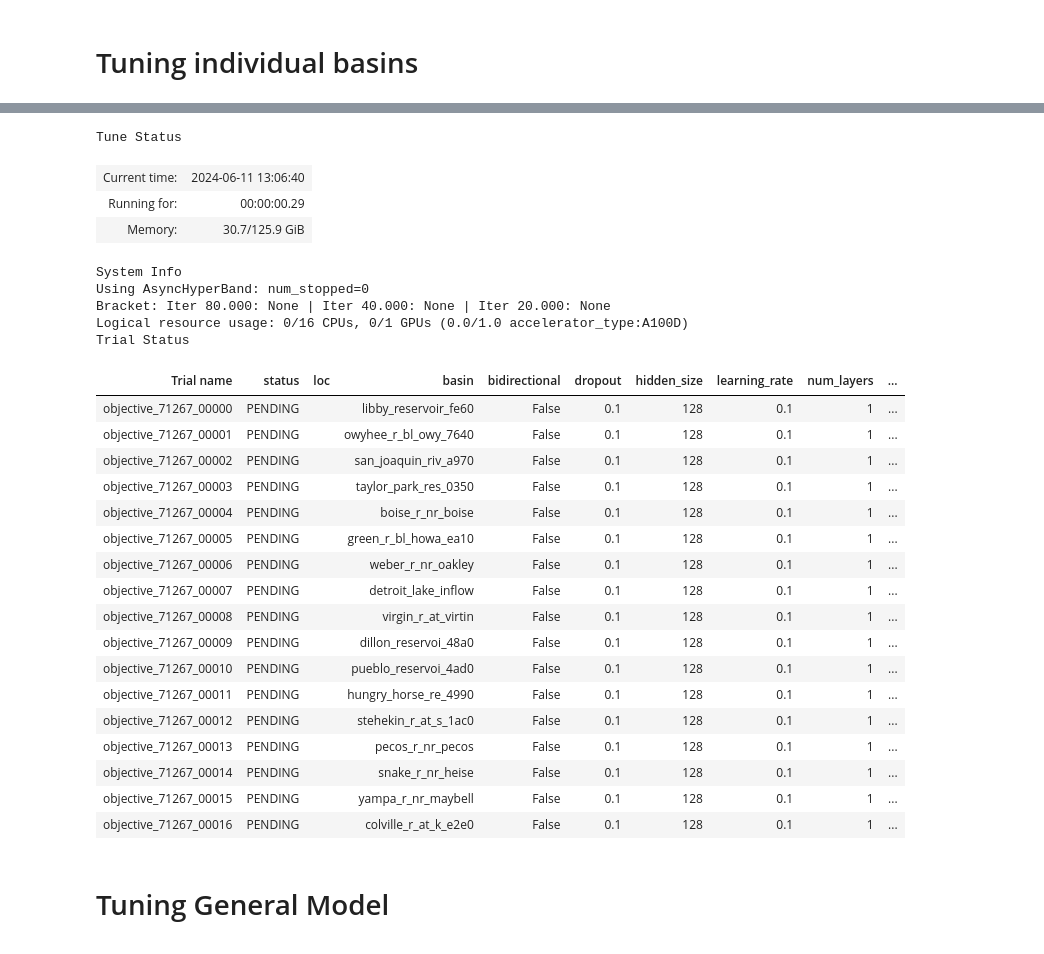
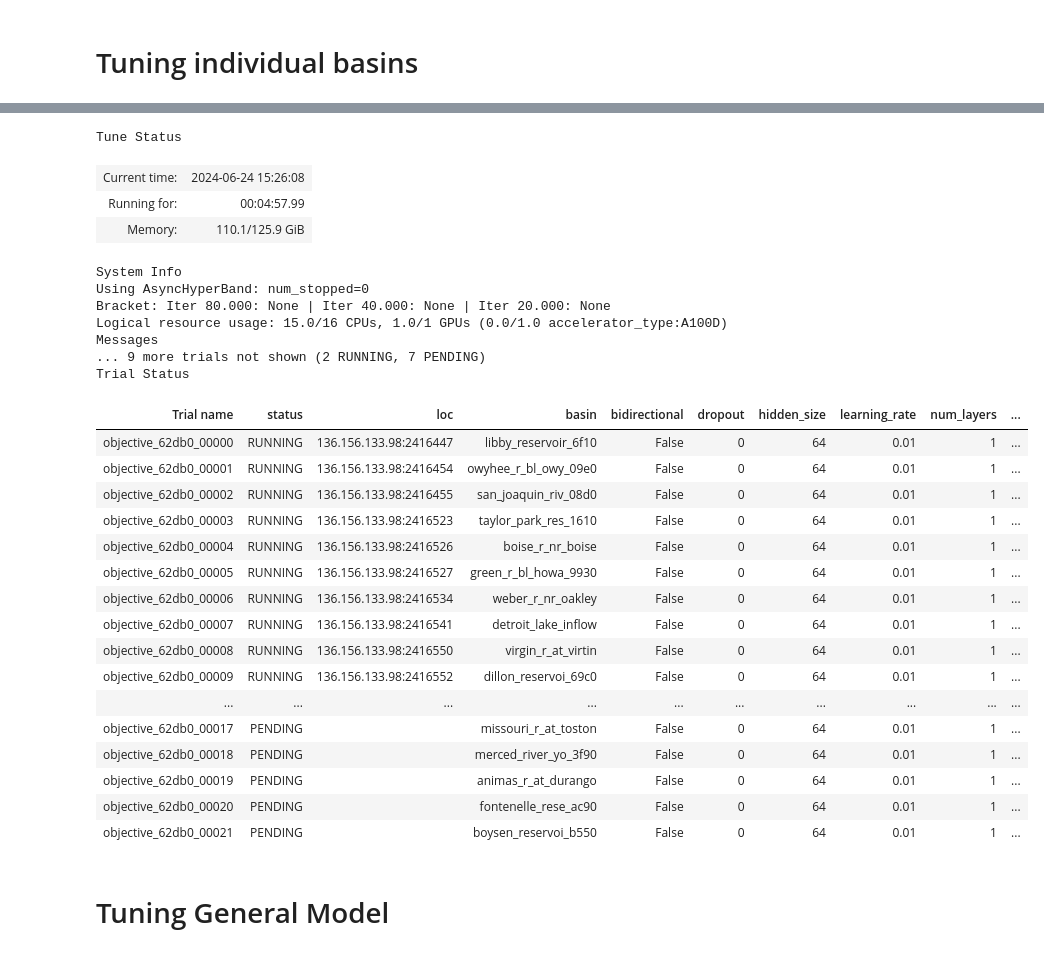
Before and after one commit to KarRups/Hydra_Code, a Jupyter notebook: Tuning/LSTM_Tuning_Run.ipynb, the cells around one changed output, grey strips where cells are left out. Drawn from its saved outputs; the diff is of its cells as text; code cells hidden in the pictures.

```diff
--- a/Tuning/LSTM_Tuning_Run.ipynb
+++ b/Tuning/LSTM_Tuning_Run.ipynb
@@ -157,7 +137,7 @@ for basin in basins:
     if Overall_Best_Val_Loss < -0.05:
         Retrain_Basins = list(set(Retrain_Basins) - set([basin]))
 # %%
-# Do we want hindcast and forecast num-layers to be different?
+
 def define_models(hindcast_input_size, forecast_input_size, hidden_size, num_layers, dropout, bidirectional, learning_rate, copies = 3, forecast_output_size = 3, device = device):
     models = {}
     params_to_optimize = {}
@@ -171,9 +151,9 @@ def define_models(hindcast_input_size, forecast_input_size, hidden_size, num_lay
         models[copy].to(device)
         params_to_optimize[copy] = list(models[copy].parameters())
         # Probably should be doing 1e-2 and 10
-        optimizers[copy] = torch.optim.Adam(params_to_optimize[copy], lr= learning_rate, weight_decay = 1e-4)
+        optimizers[copy] = torch.optim.Adam(params_to_optimize[copy], lr= learning_rate, weight_decay = 1e-5)
         schedulers[copy] = lr_scheduler.StepLR(optimizers[copy], step_size= 5000, gamma=0.95) #.CosineAnnealingLR(optimizers[copy], T_max = 100000,)
-        #
+
 
 
     return models, params_to_optimize, optimizers, schedulers
@@ -187,18 +167,18 @@ from ray.tune.search.optuna import OptunaSearch
 import optuna
 
 # Fixed parameters
-total_epochs = 200
+total_epochs = 50 # Will be higher in reality, this is just to make the plots
 n_epochs = 1  # Epochs between tests
 group_lengths = [1] #np.arange(180) 1 Day ahead for streamlined version
 batch_size = 256
 copies = 1
 
 # parameters to tune
-hidden_sizes = [128] # 64 converged upon
+hidden_sizes = [64] # 64 converged upon
 num_layers =  [1]
-dropout = [0.1]
+dropout = [0]
 bidirectional = [False] #[True, False]
-learning_rate = [1e-1, 1e-2] #[1e-3, 1e-5]
+learning_rate = [1e-2] #[1e-3, 1e-5]
 
 
 # Set up configuration space
@@ -209,7 +189,7 @@ config_space = {
     "dropout": tune.grid_search(dropout),
     "bidirectional": tune.grid_search(bidirectional),
     "learning_rate": tune.grid_search(learning_rate),
-    "basin":  tune.grid_search(basins),
+    "basin":  tune.grid_search(basins), #basins
     'test_year': tune.grid_search(list(np.arange(2000,2024,2)) )
 
 }
@@ -238,11 +218,11 @@ def train_model(config):
 
     basin = config["basin"]
 
-    save_path = f'/data/Hydra_Work/1_Day_No_Forecast_Validation_Models/{test_year}/Specific_LSTM_Model/{basin}_specific.pth'
-    loss_path = f'/data/Hydra_Work/1_Day_No_Forecast_Validation_Models/{test_year}/Specific_LSTM_Model/{basin}_specific_loss.txt'
+    save_path = f'/data/Hydra_Work/3_Day_No_Forecast_Validation_Models/{test_year}/Specific_LSTM_Model/{basin}_specific.pth'
+    loss_path = f'/data/Hydra_Work/3_Day_No_Forecast_Validation_Models/{test_year}/Specific_LSTM_Model/{basin}_specific_loss.txt'
 
 
-    if os.path.exists(loss_path):
+    if not os.path.exists(loss_path):
         # If the file does not exist, create it and write val_loss to it
         with open(loss_path, 'w') as file:
             file.write('%f' % val_loss)
@@ -331,14 +311,10 @@ asha_scheduler = ASHAScheduler(
 plateau_stopper = TrialPlateauStopper(
     metric="val_loss",
     num_results = 20,
-    grace_period=50,
+    grace_period=70,
     mode="min",
 )
 # %%
-# Stehekin gives :True	0.4	64	0.001	3 Even looking at overall min, and for animas r at durango
-# T-tests suggests: Bidirectional good, dropout unimportant, 16 bad, 64 vs 128 unimportant. All models that imrpvoed loss wre bidirectional
-# Libby seemed to want an single layer
-# San Joaqin is just hard, score of 9.4: {'hidden_size': 64, 'num_layers': 1, 'dropout': 0.4, 'bidirectional': False, 'learning_rate': 1e-05}
 
 
 runs = 12
@@ -362,55 +338,56 @@ optuna_tune_config = tune.TuneConfig(scheduler=asha_scheduler)
 tune_config = tune.TuneConfig(scheduler=asha_scheduler)
 running_tune_config = tune.TuneConfig()
 
 run_config=train.RunConfig(stop= plateau_stopper)
 
 # Note using < 1gb per run stops pylance from crashing I think
 # Without Optun
-tuner = tune.Tuner(tune.with_resources(tune.with_parameters(objective), resources={"cpu": 15/runs, "gpu": 1/runs}), param_space=config_space, tune_config = tune_config, run_config = run_config)
+tuner = tune.Tuner(tune.with_resources(tune.with_parameters(objective), resources={"cpu": 15/runs, "gpu": 1/(runs)}), param_space=config_space, tune_config = tune_config, run_config = run_config)
 # With Optuna
 #tuner = tune.Tuner(tune.with_resources(tune.with_parameters(objective), resources={"cpu": 1, "gpu": 1/16}), param_space = optuna_config_space, tune_config = optuna_tune_config, run_config = run_config)
 
 results = tuner.fit()
 best_config = results.get_best_result(metric="val_loss", mode="min").config
 print(best_config)
 
 
 
 # Define the file path where you want to save the best configuration
 file_path = f"/data/Hydra_Work/Tuning/Config_Text/{basin}_best_config.txt"
 # Open the file in write mode and save the configuration
 with open(file_path, "w") as f:
     f.write(str(best_config))
 
 print("Best configuration saved to:", file_path)
 # %% [output]
 Tune Status
-| Current time: | 2024-06-11 13:06:40 |
-| Running for: | 00:00:00.29 |
-| Memory: | 30.7/125.9 GiB |
+| Current time: | 2024-06-24 15:26:08 |
+| Running for: | 00:04:57.99 |
+| Memory: | 110.1/125.9 GiB |
 System Info
 Using AsyncHyperBand: num_stopped=0
 Bracket: Iter 80.000: None | Iter 40.000: None | Iter 20.000: None
-Logical resource usage: 0/16 CPUs, 0/1 GPUs (0.0/1.0 accelerator_type:A100D)
+Logical resource usage: 15.0/16 CPUs, 1.0/1 GPUs (0.0/1.0 accelerator_type:A100D)
+Messages
+... 9 more trials not shown (2 RUNNING, 7 PENDING)
 Trial Status
 | Trial name | status | loc | basin | bidirectional | dropout | hidden_size | learning_rate | num_layers | ... |
-| objective_71267_00000 | PENDING |  | libby_reservoir_fe60 | False | 0.1 | 128 | 0.1 | 1 | ... |
-| objective_71267_00001 | PENDING |  | owyhee_r_bl_owy_7640 | False | 0.1 | 128 | 0.1 | 1 | ... |
-| objective_71267_00002 | PENDING |  | san_joaquin_riv_a970 | False | 0.1 | 128 | 0.1 | 1 | ... |
-| objective_71267_00003 | PENDING |  | taylor_park_res_0350 | False | 0.1 | 128 | 0.1 | 1 | ... |
-| objective_71267_00004 | PENDING |  | boise_r_nr_boise | False | 0.1 | 128 | 0.1 | 1 | ... |
-| objective_71267_00005 | PENDING |  | green_r_bl_howa_ea10 | False | 0.1 | 128 | 0.1 | 1 | ... |
-| objective_71267_00006 | PENDING |  | weber_r_nr_oakley | False | 0.1 | 128 | 0.1 | 1 | ... |
-| objective_71267_00007 | PENDING |  | detroit_lake_inflow | False | 0.1 | 128 | 0.1 | 1 | ... |
-| objective_71267_00008 | PENDING |  | virgin_r_at_virtin | False | 0.1 | 128 | 0.1 | 1 | ... |
-| objective_71267_00009 | PENDING |  | dillon_reservoi_48a0 | False | 0.1 | 128 | 0.1 | 1 | ... |
-| objective_71267_00010 | PENDING |  | pueblo_reservoi_4ad0 | False | 0.1 | 128 | 0.1 | 1 | ... |
-| objective_71267_00011 | PENDING |  | hungry_horse_re_4990 | False | 0.1 | 128 | 0.1 | 1 | ... |
-| objective_71267_00012 | PENDING |  | stehekin_r_at_s_1ac0 | False | 0.1 | 128 | 0.1 | 1 | ... |
-| objective_71267_00013 | PENDING |  | pecos_r_nr_pecos | False | 0.1 | 128 | 0.1 | 1 | ... |
-| objective_71267_00014 | PENDING |  | snake_r_nr_heise | False | 0.1 | 128 | 0.1 | 1 | ... |
-| objective_71267_00015 | PENDING |  | yampa_r_nr_maybell | False | 0.1 | 128 | 0.1 | 1 | ... |
-| objective_71267_00016 | PENDING |  | colville_r_at_k_e2e0 | False | 0.1 | 128 | 0.1 | 1 | ... |
+| objective_62db0_00000 | RUNNING | 136.156.133.98:2416447 | libby_reservoir_6f10 | False | 0 | 64 | 0.01 | 1 | ... |
+| objective_62db0_00001 | RUNNING | 136.156.133.98:2416454 | owyhee_r_bl_owy_09e0 | False | 0 | 64 | 0.01 | 1 | ... |
+| objective_62db0_00002 | RUNNING | 136.156.133.98:2416455 | san_joaquin_riv_08d0 | False | 0 | 64 | 0.01 | 1 | ... |
+| objective_62db0_00003 | RUNNING | 136.156.133.98:2416523 | taylor_park_res_1610 | False | 0 | 64 | 0.01 | 1 | ... |
+| objective_62db0_00004 | RUNNING | 136.156.133.98:2416526 | boise_r_nr_boise | False | 0 | 64 | 0.01 | 1 | ... |
+| objective_62db0_00005 | RUNNING | 136.156.133.98:2416527 | green_r_bl_howa_9930 | False | 0 | 64 | 0.01 | 1 | ... |
+| objective_62db0_00006 | RUNNING | 136.156.133.98:2416534 | weber_r_nr_oakley | False | 0 | 64 | 0.01 | 1 | ... |
+| objective_62db0_00007 | RUNNING | 136.156.133.98:2416541 | detroit_lake_inflow | False | 0 | 64 | 0.01 | 1 | ... |
+| objective_62db0_00008 | RUNNING | 136.156.133.98:2416550 | virgin_r_at_virtin | False | 0 | 64 | 0.01 | 1 | ... |
+| objective_62db0_00009 | RUNNING | 136.156.133.98:2416552 | dillon_reservoi_69c0 | False | 0 | 64 | 0.01 | 1 | ... |
+| ... | ... | ... | ... | ... | ... | ... | ... | ... | ... |
+| objective_62db0_00017 | PENDING |  | missouri_r_at_toston | False | 0 | 64 | 0.01 | 1 | ... |
+| objective_62db0_00018 | PENDING |  | merced_river_yo_3f90 | False | 0 | 64 | 0.01 | 1 | ... |
+| objective_62db0_00019 | PENDING |  | animas_r_at_durango | False | 0 | 64 | 0.01 | 1 | ... |
+| objective_62db0_00020 | PENDING |  | fontenelle_rese_ac90 | False | 0 | 64 | 0.01 | 1 | ... |
+| objective_62db0_00021 | PENDING |  | boysen_reservoi_b550 | False | 0 | 64 | 0.01 | 1 | ... |
 # %%
 results_df = results.get_dataframe()
 results_df[results_df['val_loss'] < -0.1][['val_loss', 'config/basin', 'config/test_year']]
```
Also changed, not shown: parts of 26 cells of this notebook, 12 other files.
